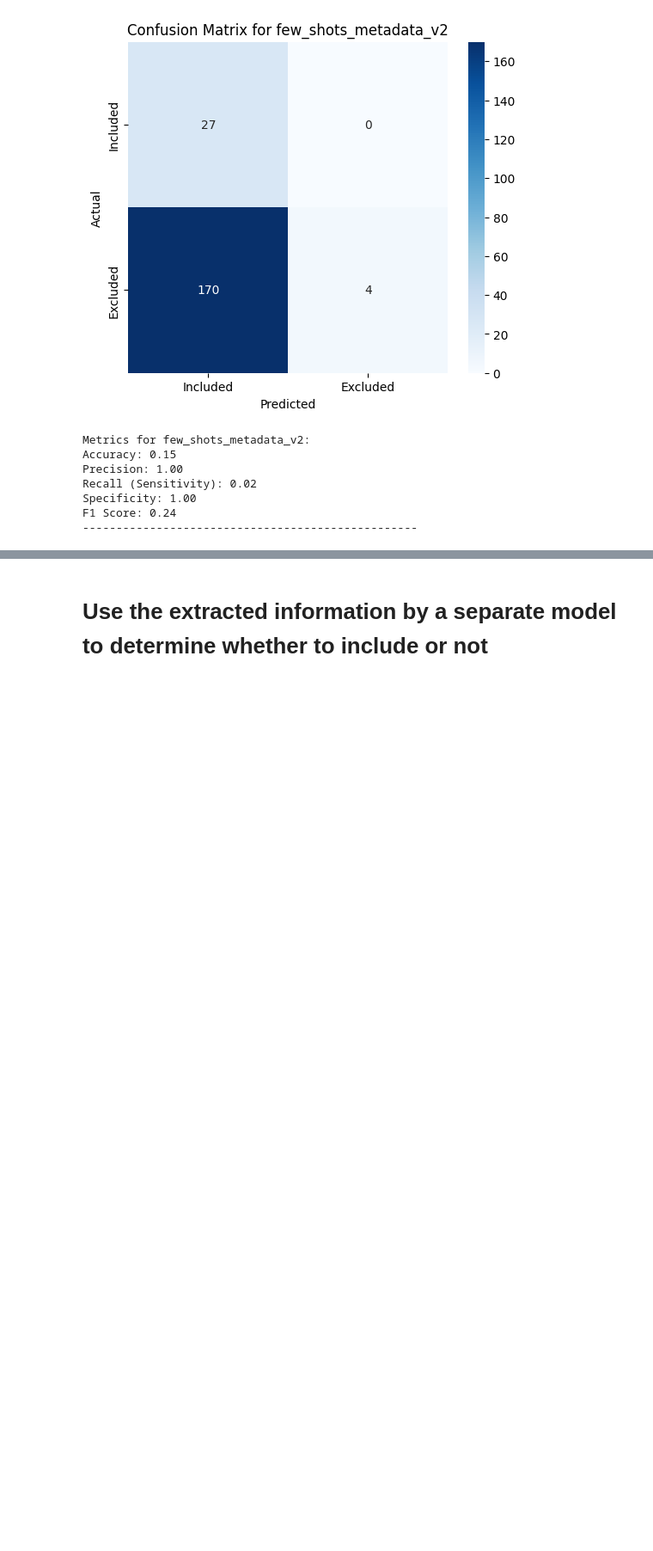
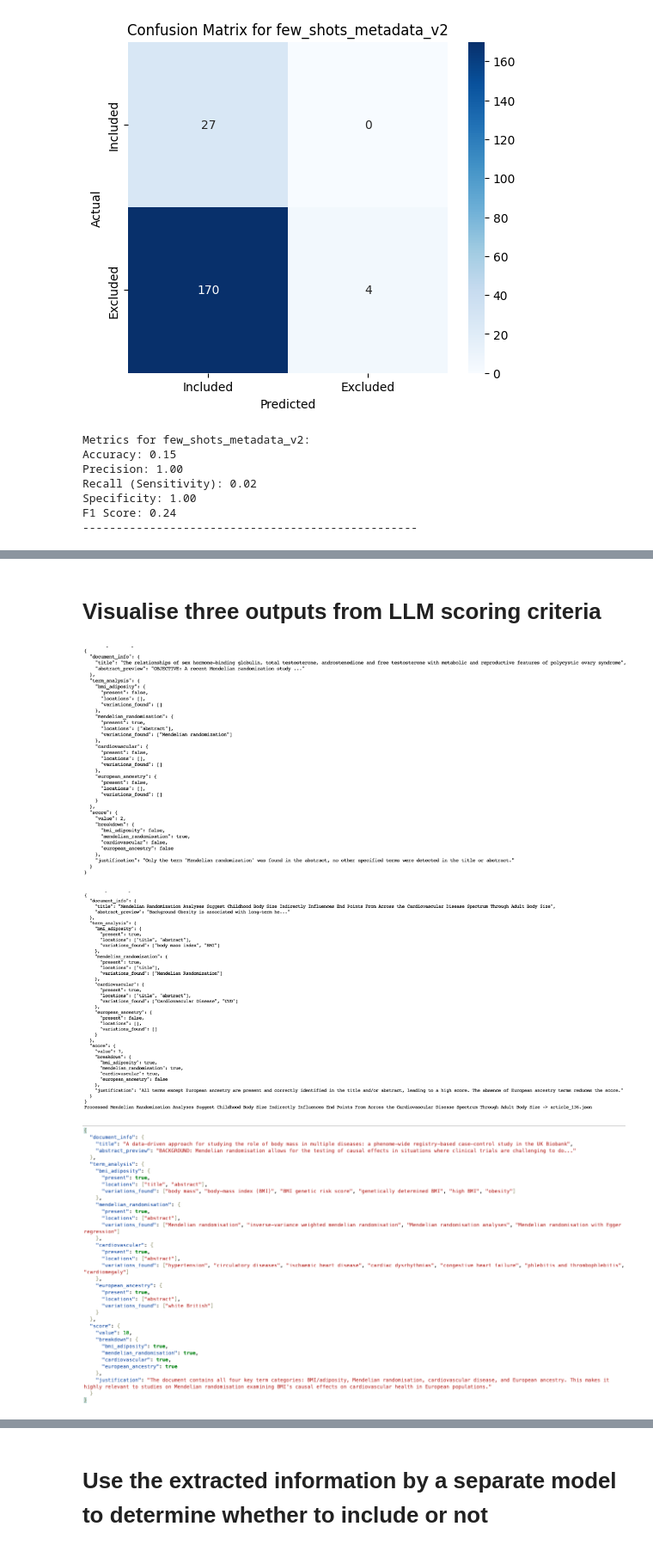
Before and after one commit to winfrednyoroka/ArticleSieve, a Jupyter notebook: Notebooks/Screeningpapers.ipynb, the cells around one changed output, grey strips where cells are left out. Shown: that part at 86% size. Cells and saved outputs as stored; diff of their text form; code cells hidden in the pictures; blank space fills up the shorter version.

```diff
--- a/Notebooks/Screeningpapers.ipynb
+++ b/Notebooks/Screeningpapers.ipynb
@@ -1672 +1791,11 @@ The **TP** articles have been correctly recovered by the LLM. **FN** is increase
+# %% [markdown]
+# Visualise three outputs from LLM scoring criteria
+# %%
+from IPython.display import display, Image
+
+display(Image("../Images/Score_2.png"), Image("../Images/Score_7.png"), Image("../Images/Score_10.png"))
+# %% [output]
+[figure, added]
+[figure, added]
+[figure, added]
 # %% [markdown]
```
Also changed, not shown: parts of 16 cells of this notebook, 40 other files.
